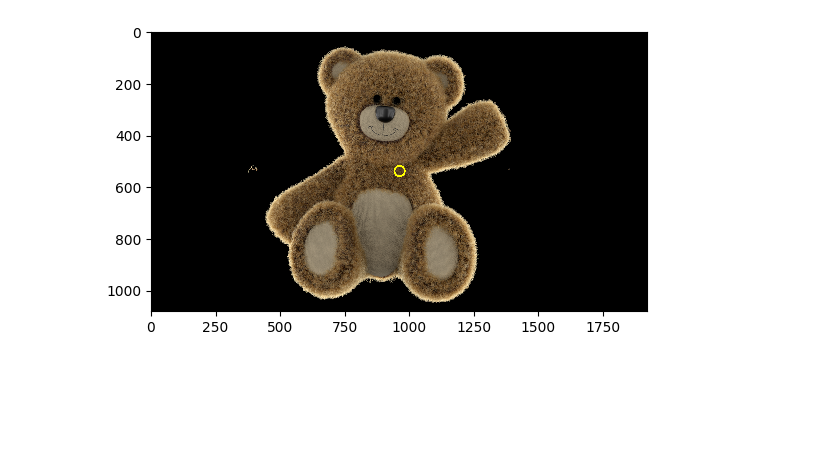
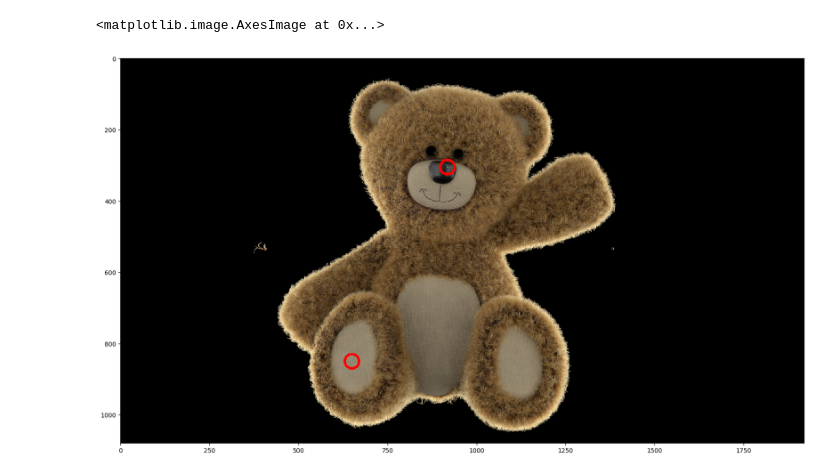
Before and after one commit to PurpleWavesDev/StopAndGlow, a Jupyter notebook: rti_plotting.ipynb, the cells around one changed output. Saved outputs shown, nothing was run; the diff lists cells and outputs as text; code cells hidden in the pictures; blank space fills up the shorter version.

Commit message:
Continued working on plotting with real data as triangulated surface

```diff
--- a/rti_plotting.ipynb
+++ b/rti_plotting.ipynb
@@ -32,13 +35,22 @@ lpseq = LpSequence(seq, cal)
 # %%
 # Define Pixel coordinate (y, x) to plot data for
-PIXEL_COORDS = ([960, 540],)
+PIXEL_COORDS = ([918, 305], [650, 850])
 
 # Get preview and show coordinate
 img = seq.getPreview().asDomain(ImgDomain.sRGB, no_taich=True).asInt().get()
 for coord in PIXEL_COORDS:
-    img = cv.circle(img, coord, 20, [255,255,0], 5)
+    img = cv.circle(img, coord, 20, [255,0,0], 5)
+    img = cv.circle(img, coord, 1, [0,255,0], 1)
 
+plt.figure(figsize=(20,20)) # New big figure
+#plt.subplot(1,1,1)
 plt.imshow(img, interpolation='nearest')
-plt.show()
+# New figure
+#fig_big = plt.figure(figsize=(10,10))
+#plt.subplot(2,1,1) # nrows, ncols, plot_number
+#plt.imshow(img, interpolation='nearest')
+#plt.subplot(2,1,2) # nrows, ncols, plot_number
+#plt.imshow(img, interpolation='nearest')
 # %% [output]
+<matplotlib.image.AxesImage at 0x...>
-[figure, old version]
+[figure, new version]
```
Also changed, not shown: parts of 7 cells of this notebook.
